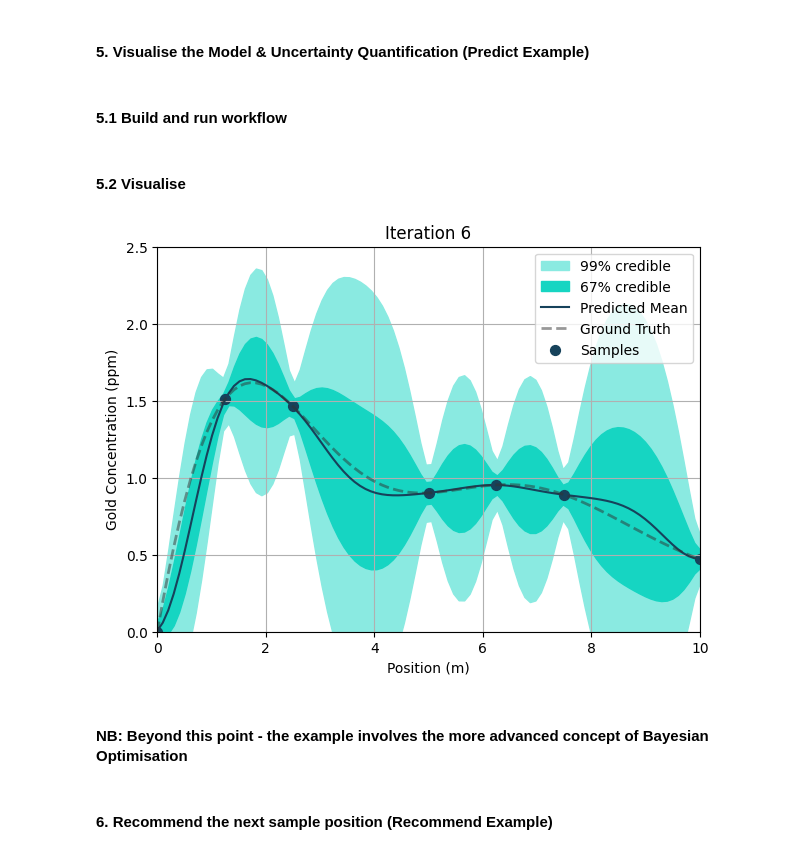
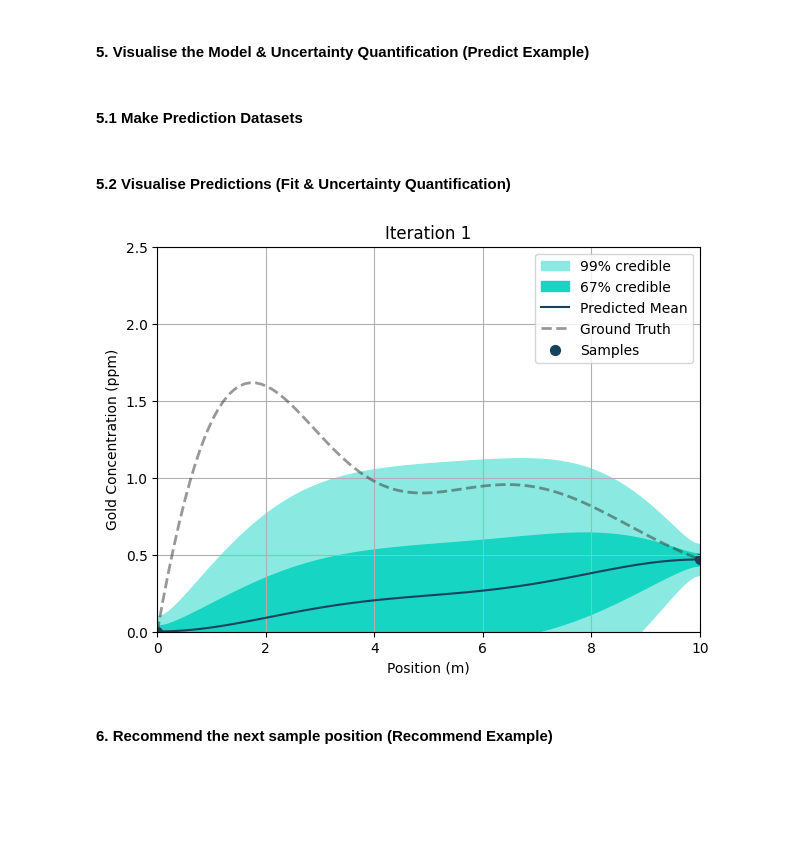
Before and after one commit to digiLab-ai/ue-sdk-template, a Jupyter notebook: sdk_example.ipynb, the cells around one changed output. Drawn from its saved outputs; the diff is of its cells as text; code cells hidden in the pictures; blank space fills up the shorter version.

```diff
--- a/sdk_example.ipynb
+++ b/sdk_example.ipynb
@@ -29,7 +37,8 @@ client = Client()
 client.authenticate()
 # %%
 # Currently, projects must be created via the Uncertainty Engine GUI
-PROJECT_NAME = "SDKExample"
+# Enter the project name here:
+PROJECT_NAME = "[ENTER PROJECT NAME HERE]"  # e.g. "SDKExample"
 project_id = client.projects.get_project_id_by_name(PROJECT_NAME)
 # %% [markdown]
 ### **Problem Introduction**
@@ -95,17 +122,17 @@ NB: each step will provide example worfkflow constructions for the core uncertai
 # %% [markdown]
 #### **3. Upload Resources**
 # %%
-# Create a data holder if it doesn't already exist
-# This simply acts acts as an intermediary for resource upload
+# Create a data folder if it doesn't already exist
+# This simply acts as an intermediary for resource upload
 if not os.path.exists("data"):
     os.makedirs("data")
 
-# Save sample data as csvs
-# 1, simply denoted the first iteration
 iteration = 1
 
+# Save sample data as csvs
 df = pd.DataFrame(samples_x, columns=["x"])
 df.to_csv(f"data/x_train{iteration}.csv", index=False)
+
 df = pd.DataFrame(samples_y, columns=["y"])
 df.to_csv(f"data/y_train{iteration}.csv", index=False)
 
@@ -114,13 +141,13 @@ input_space = np.linspace(x_bounds[0], x_bounds[1], 100)
 input_space_df = pd.DataFrame(input_space, columns=["x"])
 input_space_df.to_csv("data/input_space.csv", index=False)
 
-# Resources are referenced by their id, not name. Therefore, it is convenient to store a dictionary of keys (resource name) to values (resources ids)
-resource_ids: dict[str,str] = dict()
+
+# Define resource names
 resource_names = [f"x_train{iteration}", f"y_train{iteration}", "input_space"]
 
 for resource_name in resource_names:
 
-    # Resources cannot be overwritten
+    # Resources cannot be directly overwritten
     # If a resource with the same name already exists, we delete it before uploading the new resource
     try:
         existing_resource_id = client.resources.get_resource_id_by_name(
@@ -148,7 +175,7 @@ for resource_name in resource_names:
 # For resource upload, we need to specify resource locations
 resource_locs = [f"data/x_train{iteration}.csv", f"data/y_train{iteration}.csv", "data/input_space.csv"]
 
-# Upload the datasets and store their resource IDs
+# Upload the datasets as resources to the UE project
 for resource_name, file_path in zip(resource_names, resource_locs):
 
     resource_id = client.resources.upload(
@@ -160,6 +187,5 @@ for resource_name, file_path in zip(resource_names, resource_locs):
 
     )
 
-    resource_ids[resource_name] = resource_id
     print(f'Uploaded {file_path} as resource "{resource_name}"')
 # %% [output]
@@ -320,5 +350,5 @@ Training complete of gc_regressor1
 # %% [markdown]
 #### **5. Visualise the Model & Uncertainty Quantification (Predict Example)**
 # %% [markdown]
-#### 5.1 Build and run workflow
+#### 5.1 Make Prediction Datasets
 # %%
@@ -439,7 +473,7 @@ create_visualise_dataset(
 
 )
 # %% [markdown]
-#### 5.2 Visualise
+#### 5.2 Visualise Predictions (Fit & Uncertainty Quantification)
 # %%
 def plot_model_uncertainty(samples_x, samples_y, visualise_means, visualise_stds, visualise_inputs, iteration: int, y_bounds, with_ground_truth=True):
 
@@ -459,10 +493,10 @@ def plot_model_uncertainty(samples_x, samples_y, visualise_means, visualise_stds
     visualise_inputs=visualise_inputs.to_numpy().flatten()
 
 
-    # The ground truth is the model without noise by definition
+    # Once again, compute the ground truth for comparison
     gt_y = ground_truth(visualise_inputs, noise=False)
 
-    # Confidence interval std multipliers
+    # Credible interval std multipliers
     z67 = 1.0
     z99 = 2.576
 
@@ -474,16 +508,20 @@ def plot_model_uncertainty(samples_x, samples_y, visualise_means, visualise_stds
 
     plt.figure(figsize=(7,5))
 
+    # 1) Plot the credible intervals as shaded regions
     plt.fill_between(visualise_inputs, lower99, upper99, label="99% credible", color=KEPPEL_50)
     plt.fill_between(visualise_inputs, lower67, upper67, label="67% credible", color=KEPPEL)
 
+    # 2) Plot the predicted (posterior mean) - this is the fit, essentially
     plt.plot(visualise_inputs, visualise_means, label='Predicted Mean', color=INDIGO)
 
-    # Only plot the ground truth if selected (selected by default)
+    # 3) Only plot the ground truth if selected (selected by default)
     if with_ground_truth:
         plt.plot(visualise_inputs, gt_y, linewidth=2, label="Ground Truth", color=GREY_80, linestyle='--', alpha=0.5)
 
+    # 4) Plot the samples available for training the model
     plt.scatter(samples_x, samples_y, label="Samples", s=50, color=INDIGO)
+
     plt.legend(loc="upper right")
     plt.grid()
     plt.title(f"Iteration {iteration}")
@@ -503,13 +541,11 @@ def plot_model_uncertainty(samples_x, samples_y, visualise_means, visualise_stds
     plt.savefig(fig_name + ".png")
     plt.show()
 
-
 def get_dataset(client, resource_name, project_name):
 
     """
 
-        With only the resource name, returns the content of a dataset
-        resource as a pandas DataFrame
+        With only the resource name, returns dataset as a pandas DataFrame
 
 
     """
@@ -522,39 +558,35 @@ def get_dataset(client, resource_name, project_name):
                                 , resource_type="dataset"
                                 , project_id=client.projects.get_project_id_by_name(project_name)
 
                             )
 
               , project_id=client.projects.get_project_id_by_name(project_name)
               , resource_type="dataset"
 
       )
 
     return pd.read_csv(BytesIO(dataset))
 
-iteration = 6
-
-# Get the datasets from the Engine for visualisation
+# Get the datasets from the Uncertainty Engine for visualisation
 samples_x = get_dataset(client, f"x_train{iteration}", PROJECT_NAME)
 samples_y = get_dataset(client, f"y_train{iteration}", PROJECT_NAME)
 visualise_means = get_dataset(client, f"mean_{iteration}", PROJECT_NAME)
 visualise_stds = get_dataset(client, f"std_{iteration}", PROJECT_NAME)
 visualise_inputs = get_dataset(client, "input_space", PROJECT_NAME)
 
 plot_model_uncertainty(
 
     samples_x=samples_x
     , samples_y=samples_y
     , visualise_means=visualise_means
     , visualise_stds=visualise_stds
     , visualise_inputs=visualise_inputs
     , iteration=iteration
     , y_bounds=y_bounds
     , with_ground_truth=True
 )
 # %% [output]
-[figure, old version]
+[figure, new version]
-# %% [markdown]
-#### NB: Beyond this point - the example involves the more advanced concept of Bayesian Optimisation
 # %% [markdown]
 #### **6. Recommend the next sample position (Recommend Example)**
 # %% [markdown]
```
Also changed, not shown: parts of 16 cells of this notebook, 3 other files.
